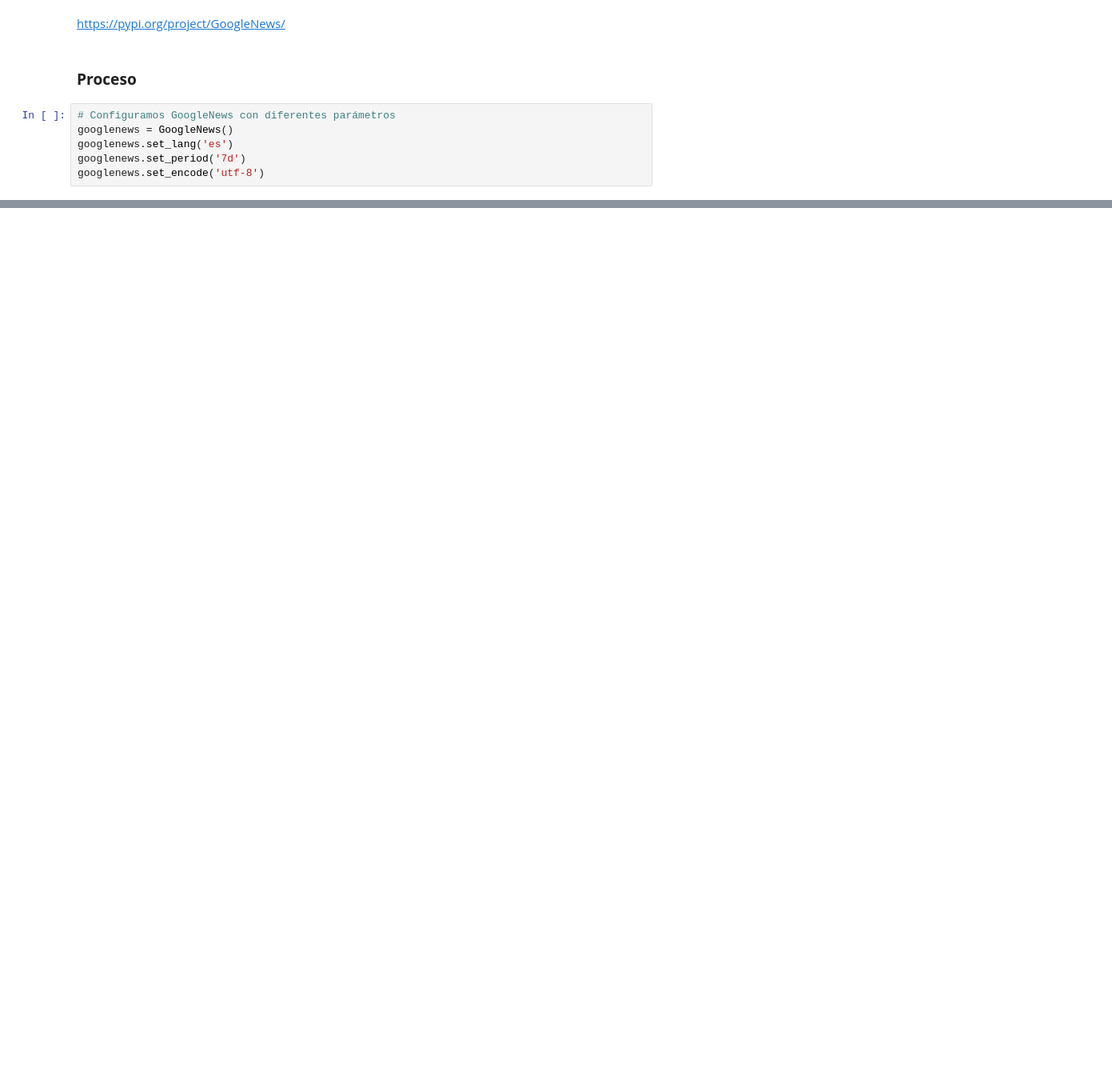
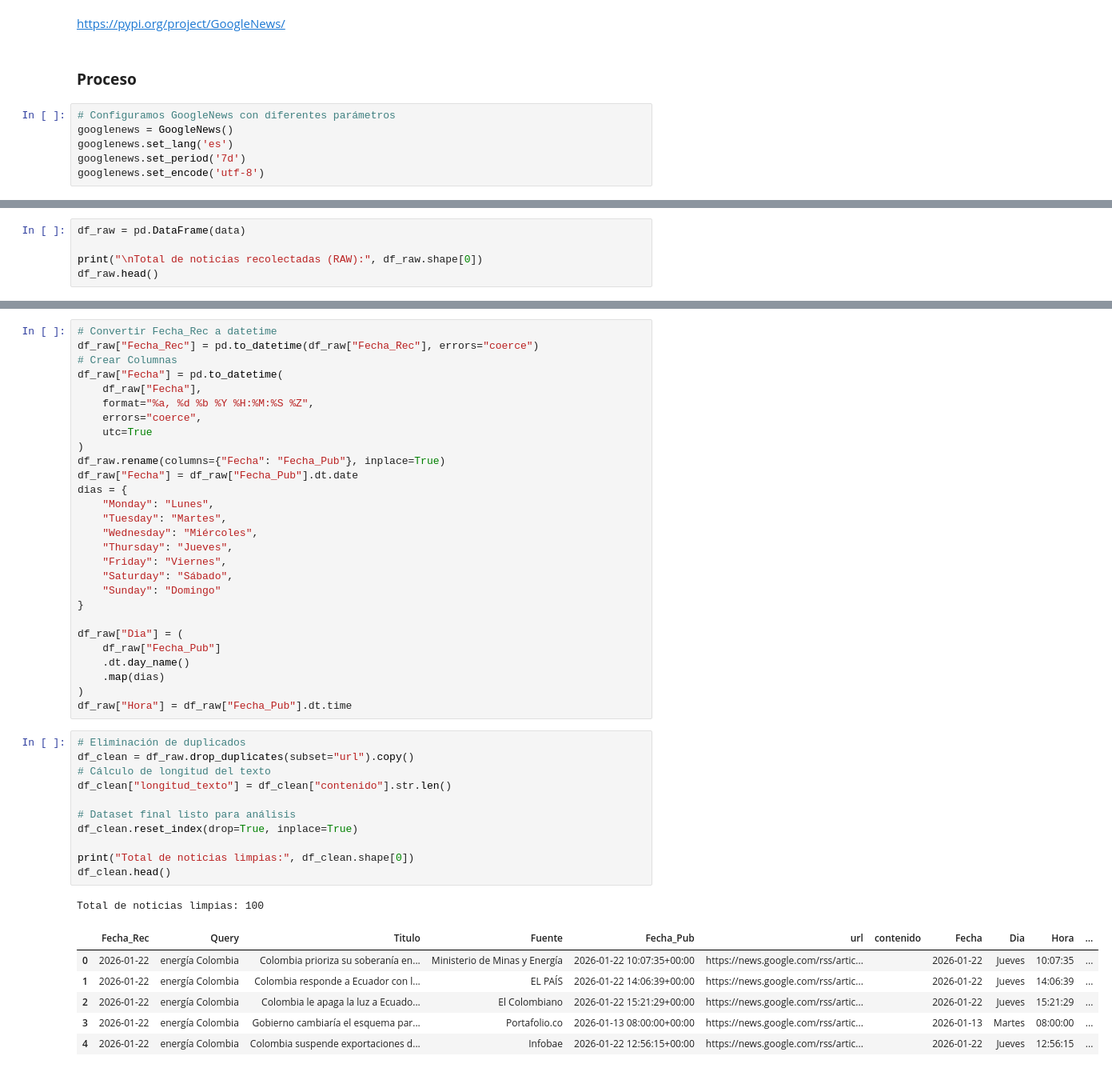
Before and after one commit to shaka03/bot_futuros, a Jupyter notebook: notebooks/APINews.ipynb, the cells around one changed output, grey strips where cells are left out. Shown at 80% size. Cells and saved outputs as stored; diff of their text form; blank space fills up the shorter version.

```diff
--- a/notebooks/APINews.ipynb
+++ b/notebooks/APINews.ipynb
@@ -36,0 +406,5 @@ googlenews.results()
+# %%
+df_raw = pd.DataFrame(data)
+
+print("\nTotal de noticias recolectadas (RAW):", df_raw.shape[0])
+df_raw.head()
@@ -36,0 +419,47 @@ googlenews.results()
+# %%
+# Convertir Fecha_Rec a datetime
+df_raw["Fecha_Rec"] = pd.to_datetime(df_raw["Fecha_Rec"], errors="coerce")
+# Crear Columnas
+df_raw["Fecha"] = pd.to_datetime(
+    df_raw["Fecha"],
+    format="%a, %d %b %Y %H:%M:%S %Z",
+    errors="coerce",
+    utc=True
+)
+df_raw.rename(columns={"Fecha": "Fecha_Pub"}, inplace=True)
+df_raw["Fecha"] = df_raw["Fecha_Pub"].dt.date
+dias = {
+    "Monday": "Lunes",
+    "Tuesday": "Martes",
+    "Wednesday": "Miércoles",
+    "Thursday": "Jueves",
+    "Friday": "Viernes",
+    "Saturday": "Sábado",
+    "Sunday": "Domingo"
+}
+
+df_raw["Dia"] = (
+    df_raw["Fecha_Pub"]
+    .dt.day_name()
+    .map(dias)
+)
+df_raw["Hora"] = df_raw["Fecha_Pub"].dt.time
+# %%
+# Eliminación de duplicados
+df_clean = df_raw.drop_duplicates(subset="url").copy()
+# Cálculo de longitud del texto
+df_clean["longitud_texto"] = df_clean["contenido"].str.len()
+
+# Dataset final listo para análisis
+df_clean.reset_index(drop=True, inplace=True)
+
+print("Total de noticias limpias:", df_clean.shape[0])
+df_clean.head()
+# %% [output]
+Total de noticias limpias: 100
+|  | Fecha_Rec | Query | Titulo | Fuente | Fecha_Pub | url | contenido | Fecha | Dia | Hora | ... |
+| 0 | 2026-01-22 | energía Colombia | Colombia prioriza su soberanía en... | Ministerio de Minas y Energía | 2026-01-22 10:07:35+00:00 | https://news.google.com/rss/artic... |  | 2026-01-22 | Jueves | 10:07:35 | ... |
+| 1 | 2026-01-22 | energía Colombia | Colombia responde a Ecuador con l... | EL PAÍS | 2026-01-22 14:06:39+00:00 | https://news.google.com/rss/artic... |  | 2026-01-22 | Jueves | 14:06:39 | ... |
+| 2 | 2026-01-22 | energía Colombia | Colombia le apaga la luz a Ecuado... | El Colombiano | 2026-01-22 15:21:29+00:00 | https://news.google.com/rss/artic... |  | 2026-01-22 | Jueves | 15:21:29 | ... |
+| 3 | 2026-01-22 | energía Colombia | Gobierno cambiaría el esquema par... | Portafolio.co | 2026-01-13 08:00:00+00:00 | https://news.google.com/rss/artic... |  | 2026-01-13 | Martes | 08:00:00 | ... |
+| 4 | 2026-01-22 | energía Colombia | Colombia suspende exportaciones d... | Infobae | 2026-01-22 12:56:15+00:00 | https://news.google.com/rss/artic... |  | 2026-01-22 | Jueves | 12:56:15 | ... |
```
Also changed, not shown: parts of 38 cells of this notebook.
